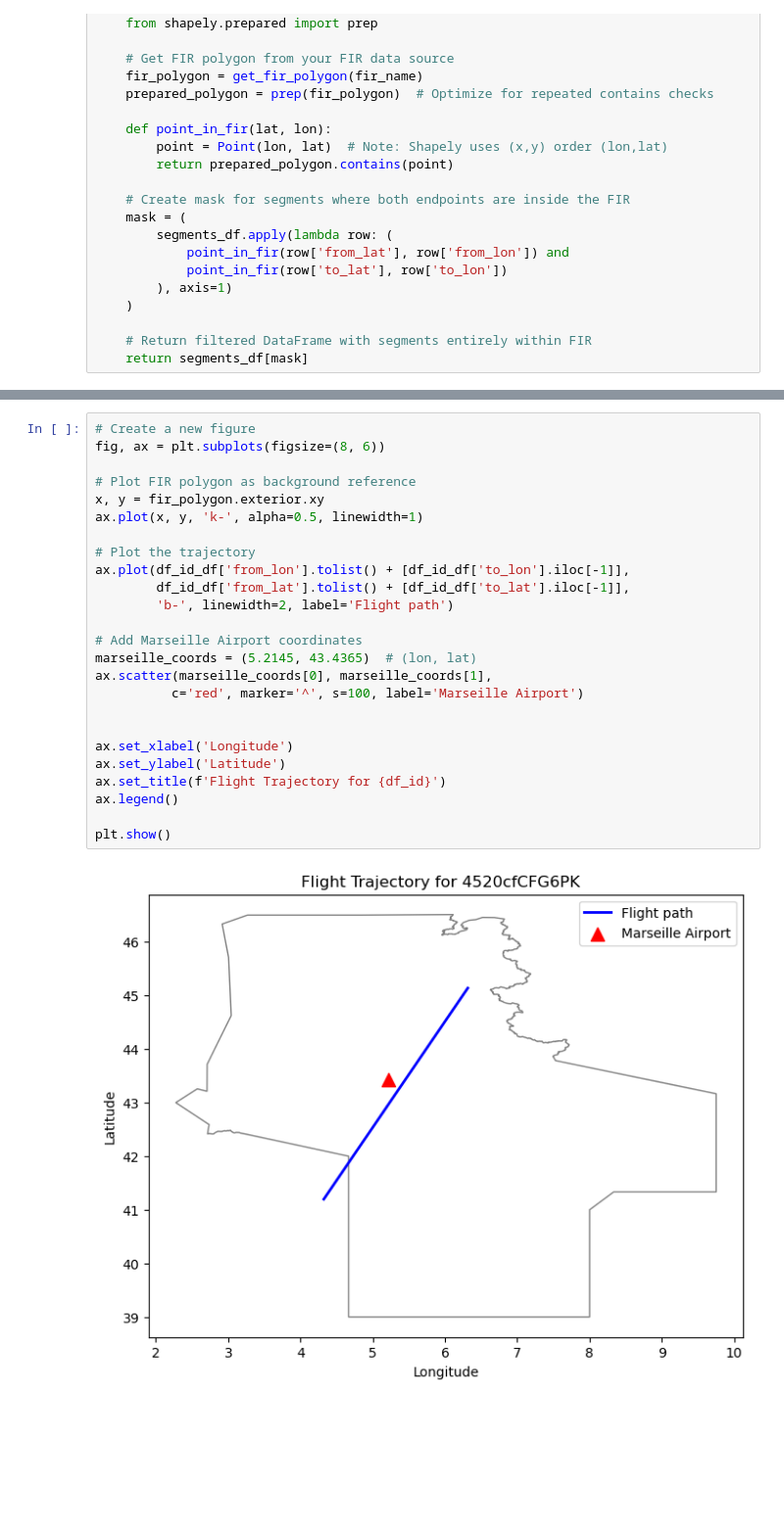
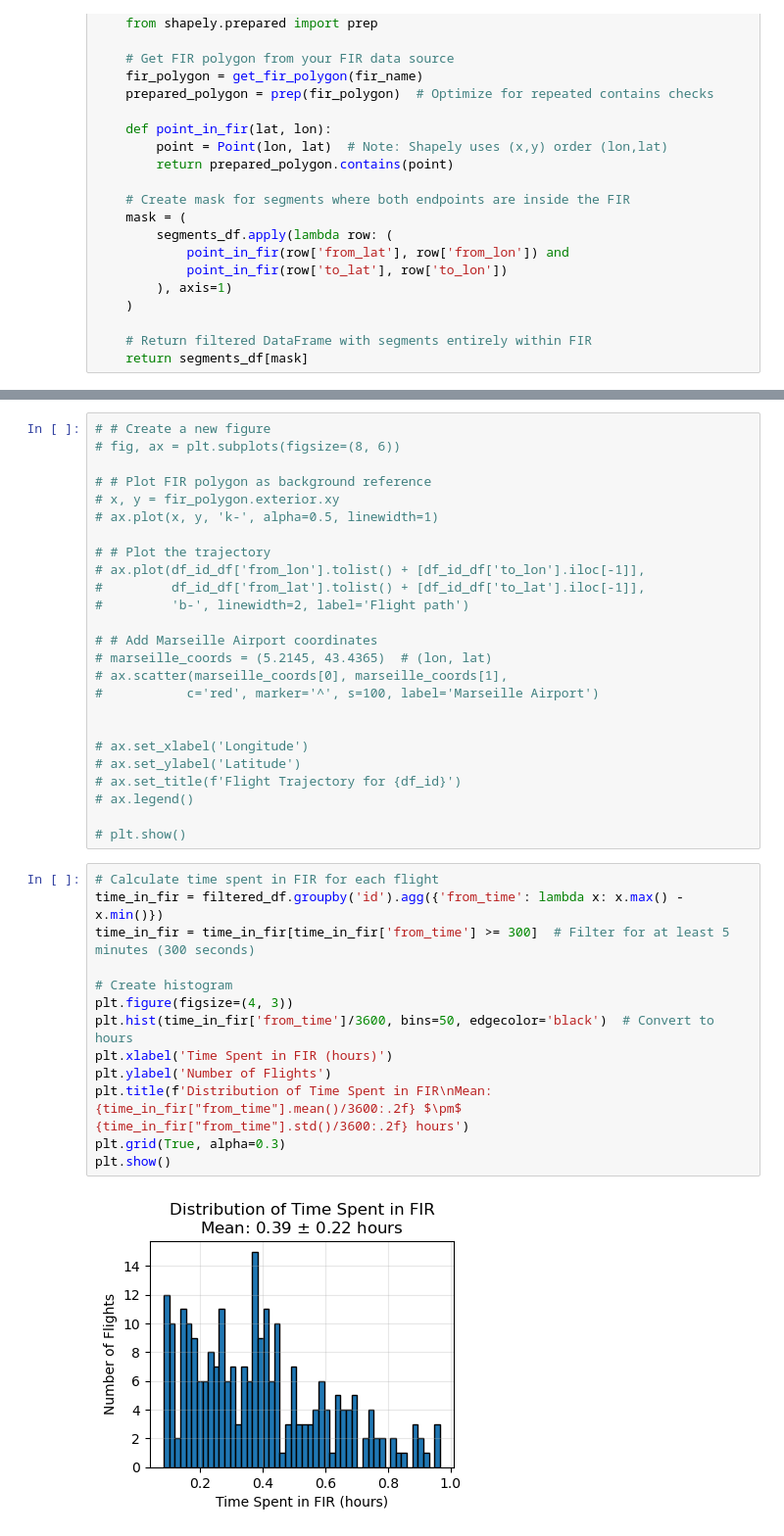
Before and after one commit to thinhhoang95/hlybokyi-potik, a Jupyter notebook: airspace_features/inspect_airspace_features.ipynb, the cells around one changed output, grey strips where cells are left out. Shown at 98% size. Cells and saved outputs as stored; diff of their text form; blank space fills up the shorter version.

```diff
--- a/airspace_features/inspect_airspace_features.ipynb
+++ b/airspace_features/inspect_airspace_features.ipynb
@@ -399,27 +429,40 @@ df_id_df.head()
 # %%
-# Create a new figure
-fig, ax = plt.subplots(figsize=(8, 6))
+# # Create a new figure
+# fig, ax = plt.subplots(figsize=(8, 6))
 
-# Plot FIR polygon as background reference
-x, y = fir_polygon.exterior.xy
-ax.plot(x, y, 'k-', alpha=0.5, linewidth=1)
+# # Plot FIR polygon as background reference
+# x, y = fir_polygon.exterior.xy
+# ax.plot(x, y, 'k-', alpha=0.5, linewidth=1)
 
-# Plot the trajectory
-ax.plot(df_id_df['from_lon'].tolist() + [df_id_df['to_lon'].iloc[-1]],
-        df_id_df['from_lat'].tolist() + [df_id_df['to_lat'].iloc[-1]],
-        'b-', linewidth=2, label='Flight path')
+# # Plot the trajectory
+# ax.plot(df_id_df['from_lon'].tolist() + [df_id_df['to_lon'].iloc[-1]],
+#         df_id_df['from_lat'].tolist() + [df_id_df['to_lat'].iloc[-1]],
+#         'b-', linewidth=2, label='Flight path')
 
-# Add Marseille Airport coordinates
-marseille_coords = (5.2145, 43.4365)  # (lon, lat)
-ax.scatter(marseille_coords[0], marseille_coords[1],
-          c='red', marker='^', s=100, label='Marseille Airport')
+# # Add Marseille Airport coordinates
+# marseille_coords = (5.2145, 43.4365)  # (lon, lat)
+# ax.scatter(marseille_coords[0], marseille_coords[1],
+#           c='red', marker='^', s=100, label='Marseille Airport')
 
 
-ax.set_xlabel('Longitude')
-ax.set_ylabel('Latitude')
-ax.set_title(f'Flight Trajectory for {df_id}')
-ax.legend()
+# ax.set_xlabel('Longitude')
+# ax.set_ylabel('Latitude')
+# ax.set_title(f'Flight Trajectory for {df_id}')
+# ax.legend()
 
-plt.show()
+# plt.show()
-# %% [output]
-[figure, removed]
+# %%
+# Calculate time spent in FIR for each flight
+time_in_fir = filtered_df.groupby('id').agg({'from_time': lambda x: x.max() - x.min()})
+time_in_fir = time_in_fir[time_in_fir['from_time'] >= 300]  # Filter for at least 5 minutes (300 seconds)
+
+# Create histogram
+plt.figure(figsize=(4, 3))
+plt.hist(time_in_fir['from_time']/3600, bins=50, edgecolor='black')  # Convert to hours
+plt.xlabel('Time Spent in FIR (hours)')
+plt.ylabel('Number of Flights')
+plt.title(f'Distribution of Time Spent in FIR\nMean: {time_in_fir["from_time"].mean()/3600:.2f} $\pm$ {time_in_fir["from_time"].std()/3600:.2f} hours')
+plt.grid(True, alpha=0.3)
+plt.show()
+# %% [output]
+[figure, added]
```
Also changed, not shown: parts of 18 cells of this notebook, 3 other files.
